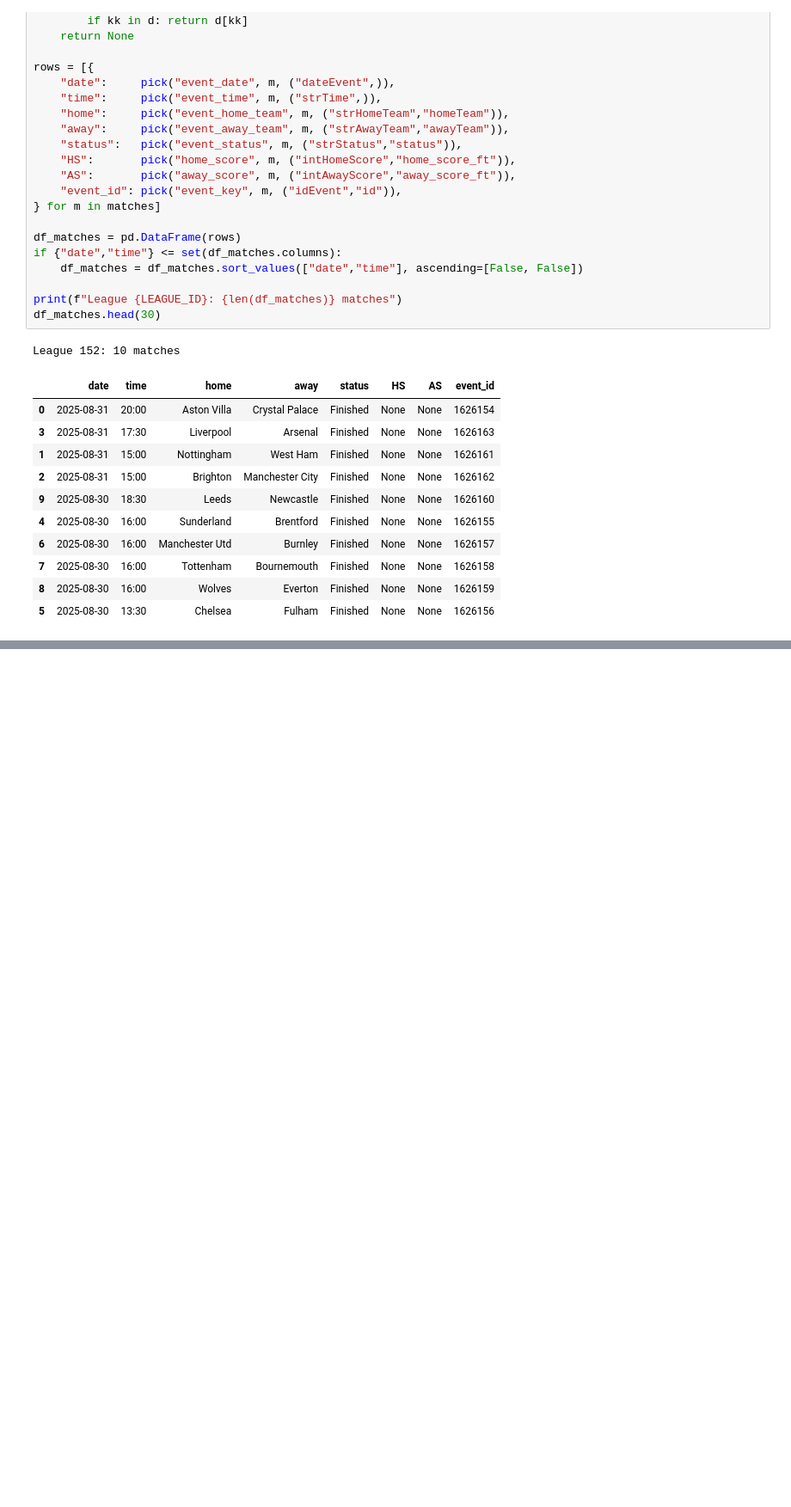
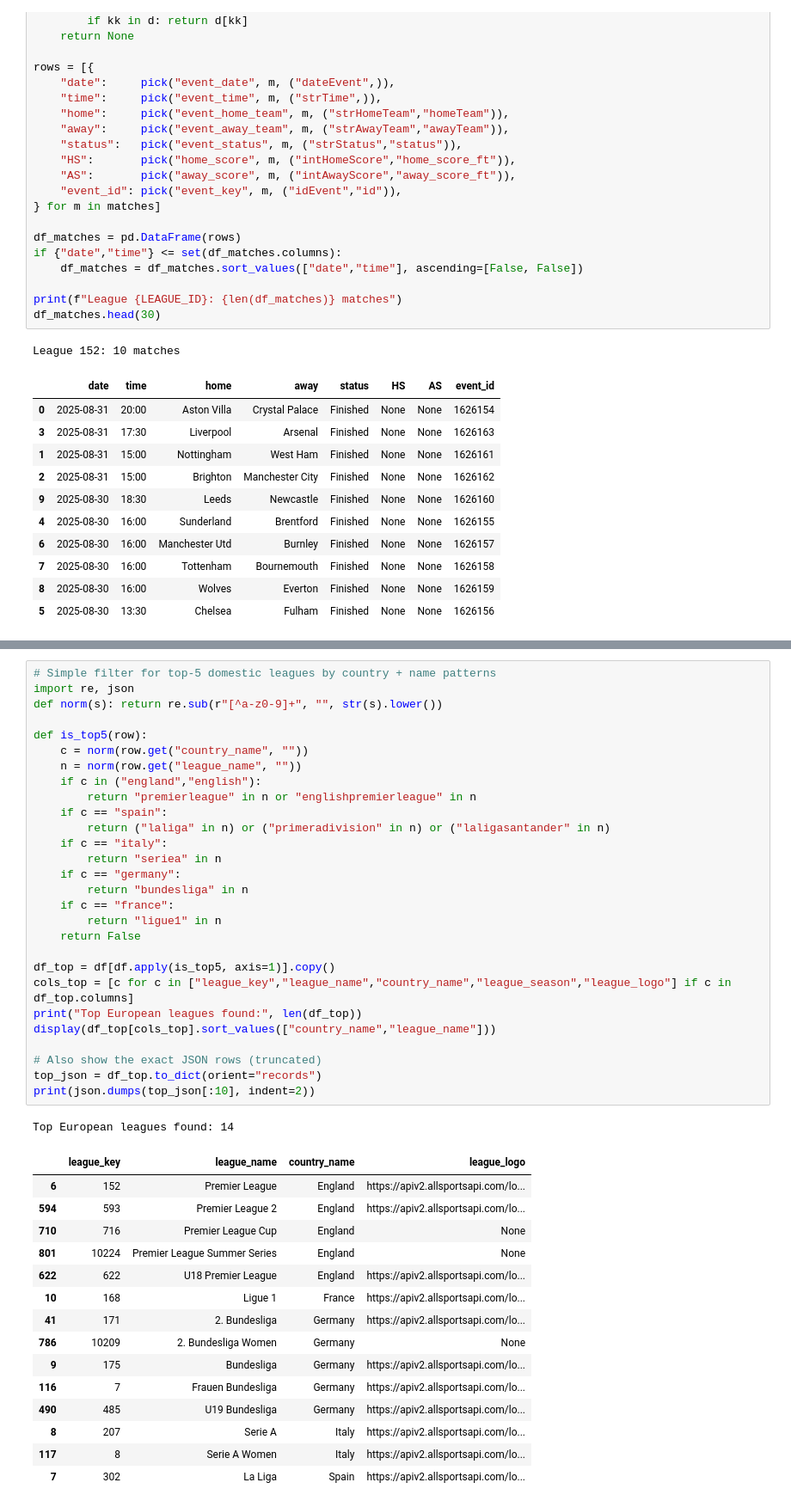
Before and after one commit to SYNCODE-SLIIT/Sports-Analysis, a Jupyter notebook: sports-ai/notebooks/AgentTest.ipynb, the cells around one changed output, grey strips where cells are left out. Shown at 86% size. Cells and saved outputs as stored; diff of their text form; blank space fills up the shorter version.

```diff
--- a/sports-ai/notebooks/AgentTest.ipynb
+++ b/sports-ai/notebooks/AgentTest.ipynb
@@ -480,0 +603,45 @@ League 152: 10 matches
+# %%
+# Simple filter for top-5 domestic leagues by country + name patterns
+import re, json
+def norm(s): return re.sub(r"[^a-z0-9]+", "", str(s).lower())
+
+def is_top5(row):
+    c = norm(row.get("country_name", ""))
+    n = norm(row.get("league_name", ""))
+    if c in ("england","english"):
+        return "premierleague" in n or "englishpremierleague" in n
+    if c == "spain":
+        return ("laliga" in n) or ("primeradivision" in n) or ("laligasantander" in n)
+    if c == "italy":
+        return "seriea" in n
+    if c == "germany":
+        return "bundesliga" in n
+    if c == "france":
+        return "ligue1" in n
+    return False
+
+df_top = df[df.apply(is_top5, axis=1)].copy()
+cols_top = [c for c in ["league_key","league_name","country_name","league_season","league_logo"] if c in df_top.columns]
+print("Top European leagues found:", len(df_top))
+display(df_top[cols_top].sort_values(["country_name","league_name"]))
+
+# Also show the exact JSON rows (truncated)
+top_json = df_top.to_dict(orient="records")
+print(json.dumps(top_json[:10], indent=2))
+# %% [output]
+Top European leagues found: 14
+|  | league_key | league_name | country_name | league_logo |
+| 6 | 152 | Premier League | England | https://apiv2.allsportsapi.com/lo... |
+| 594 | 593 | Premier League 2 | England | https://apiv2.allsportsapi.com/lo... |
+| 710 | 716 | Premier League Cup | England | None |
+| 801 | 10224 | Premier League Summer Series | England | None |
+| 622 | 622 | U18 Premier League | England | https://apiv2.allsportsapi.com/lo... |
+| 10 | 168 | Ligue 1 | France | https://apiv2.allsportsapi.com/lo... |
+| 41 | 171 | 2. Bundesliga | Germany | https://apiv2.allsportsapi.com/lo... |
+| 786 | 10209 | 2. Bundesliga Women | Germany | None |
+| 9 | 175 | Bundesliga | Germany | https://apiv2.allsportsapi.com/lo... |
+| 116 | 7 | Frauen Bundesliga | Germany | https://apiv2.allsportsapi.com/lo... |
+| 490 | 485 | U19 Bundesliga | Germany | https://apiv2.allsportsapi.com/lo... |
+| 8 | 207 | Serie A | Italy | https://apiv2.allsportsapi.com/lo... |
+| 117 | 8 | Serie A Women | Italy | https://apiv2.allsportsapi.com/lo... |
+| 7 | 302 | La Liga | Spain | https://apiv2.allsportsapi.com/lo... |
```
Also changed, not shown: parts of 6 cells of this notebook, 2 other files.
